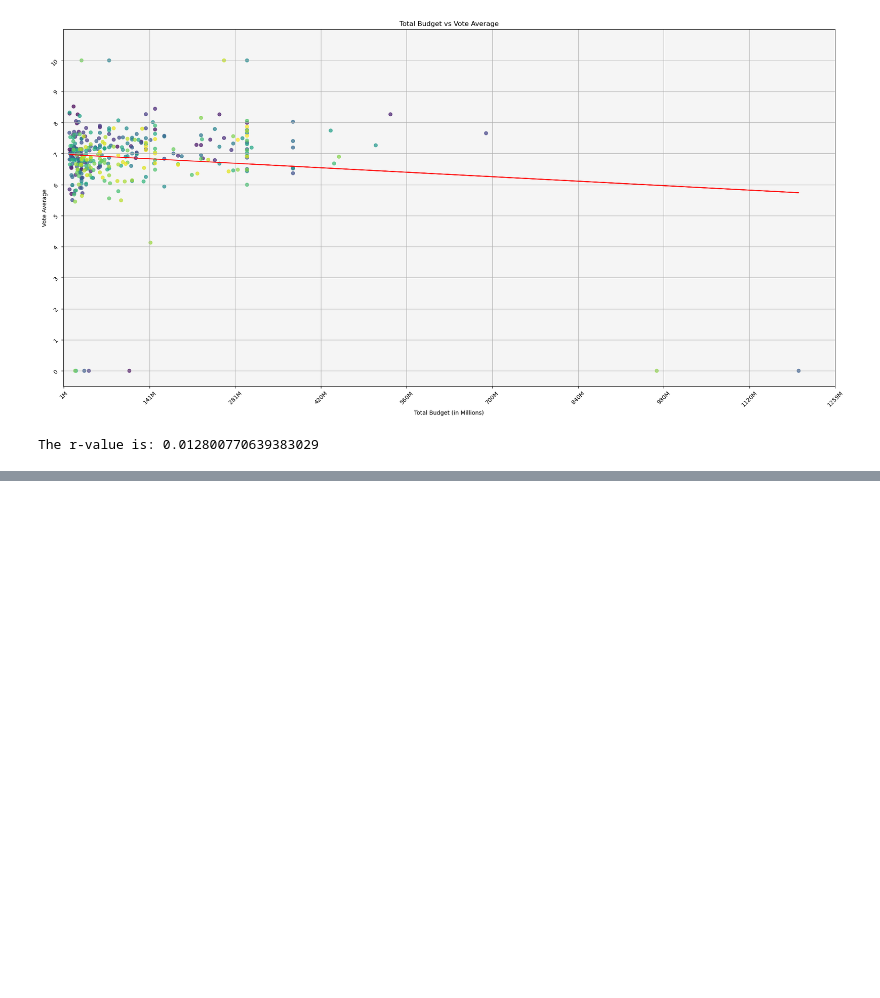
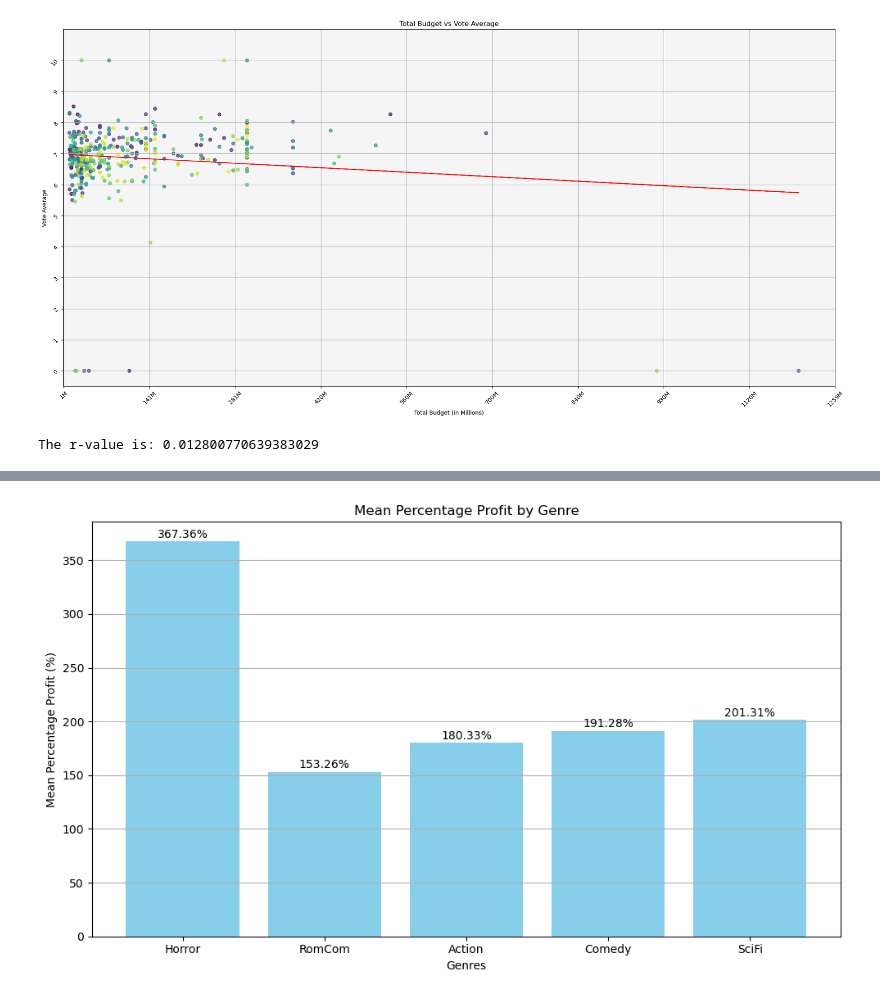
Before and after one commit to Levifahring/movie_project_one, a Jupyter notebook: project.ipynb, the cells around one changed output, grey strips where cells are left out. Saved outputs shown, nothing was run; the diff lists cells and outputs as text; code cells hidden in the pictures; blank space fills up the shorter version.

```diff
--- a/project.ipynb
+++ b/project.ipynb
@@ -366,0 +541,36 @@ comedy_df.count()
+# %%
+# Calculate mean percentage profit for each genre
+mean_perprofit = {
+    'Horror': clean_genre_df[clean_genre_df["new_genre"] == "Horror"]["% Profit"].mean(),
+    'RomCom': clean_genre_df[clean_genre_df["new_genre"] == "RomCom"]["% Profit"].mean(),
+    'Action': clean_genre_df[clean_genre_df["new_genre"] == "Action"]["% Profit"].mean(),
+    'Comedy': clean_genre_df[clean_genre_df["new_genre"] == "Comedy"]["% Profit"].mean(),
+    'SciFi': clean_genre_df[clean_genre_df["new_genre"] == "SciFi"]["% Profit"].mean()
+}
+
+# Prepare data for the bar graph
+genres = list(mean_perprofit.keys())
+mean_perprofit_values = list(mean_perprofit.values())  # Fixed variable name
+
+# Create the bar graph
+plt.figure(figsize=(10, 6))
+plt.bar(genres, mean_perprofit_values, color='skyblue')
+
+# Add labels and title
+plt.xlabel('Genres')
+plt.ylabel('Mean Percentage Profit (%)')  # Updated y-axis label
+plt.title('Mean Percentage Profit by Genre')
+
+# Display the mean values on the bars
+for i, v in enumerate(mean_perprofit_values):  # Fixed variable name
+    plt.text(i, v + 1, f"{v:.2f}%", ha='center', va='bottom')  # Display values as percentages on the bars
+
+# Show grid lines for better readability
+plt.grid(axis='y')
+
+# Show the plot
+plt.tight_layout()  # Adjust layout to prevent clipping of tick-labels
+plt.savefig("graphics/perct_profit_by_genre.png")  # Save the figure if needed
+plt.show()
+# %% [output]
+[figure, added]
```
Also changed, not shown: parts of 15 cells of this notebook, 6 other files.
